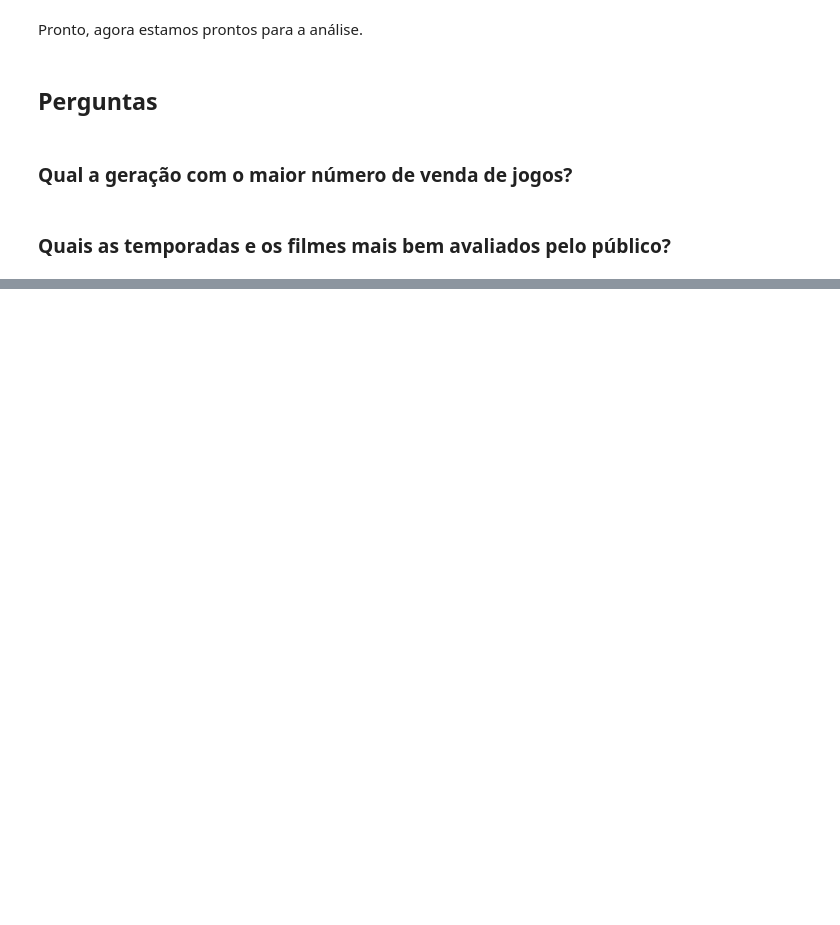
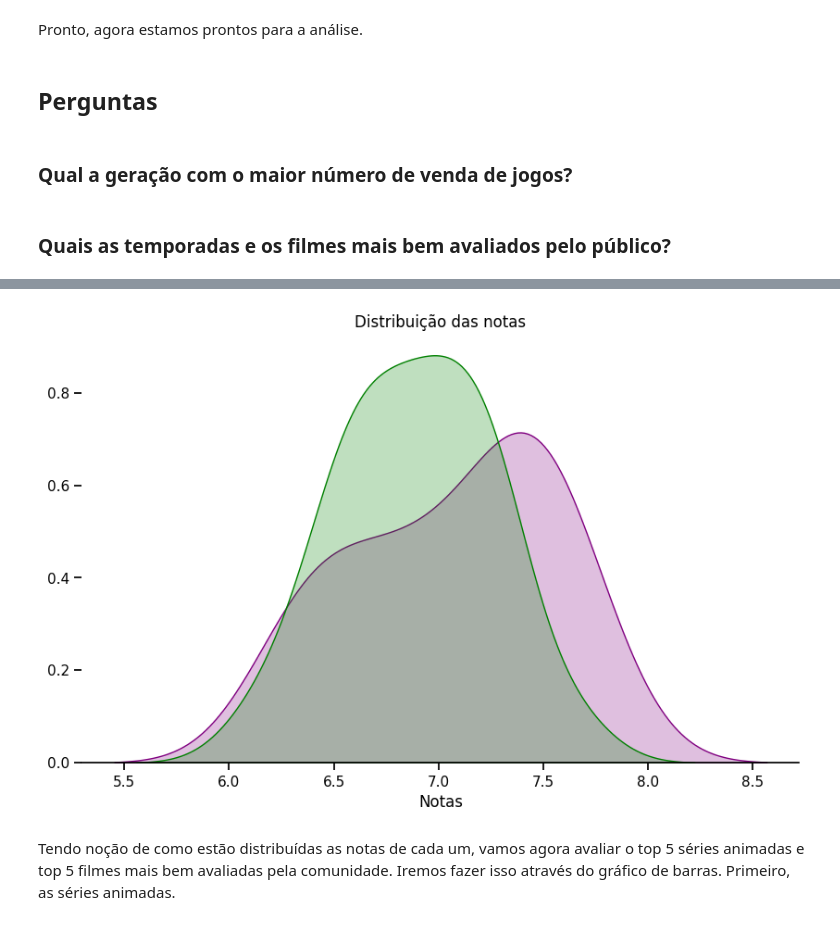
Before and after one commit to samu-3l/Projeto-ICD, a Jupyter notebook: Relatório - Projeto Pokémon.ipynb, the cells around one changed output, grey strips where cells are left out. Cells and saved outputs as stored; diff of their text form; code cells hidden in the pictures; blank space fills up the shorter version.

```diff
--- a/Relatório - Projeto Pokémon.ipynb
+++ b/Relatório - Projeto Pokémon.ipynb
@@ -185,0 +143,17 @@ Pronto, agora estamos prontos para a análise.
+# %%
+# Mesmo código, só que sem subplot. Apenas pra comparação.
+
+sns.set(style=None)
+plt.figure(figsize=(10,6))
+
+sns.kdeplot(data=animes_tv, x='score', color='purple', label='Tv', fill=True)
+sns.kdeplot(data=animes_movies, x='score', color='green', label='Filmes', fill=True)
+plt.title("Distribuição das notas")
+plt.xlabel("Notas")
+plt.ylabel('')
+sns.despine(left=True)
+plt.show()
+# %% [output]
+[figure, added]
+# %% [markdown]
+Tendo noção de como estão distribuídas as notas de cada um, vamos agora avaliar o top 5 séries animadas e top 5 filmes mais bem avaliadas pela comunidade. Iremos fazer isso através do gráfico de barras. Primeiro, as séries animadas.
```
Also changed, not shown: parts of 20 cells of this notebook.
